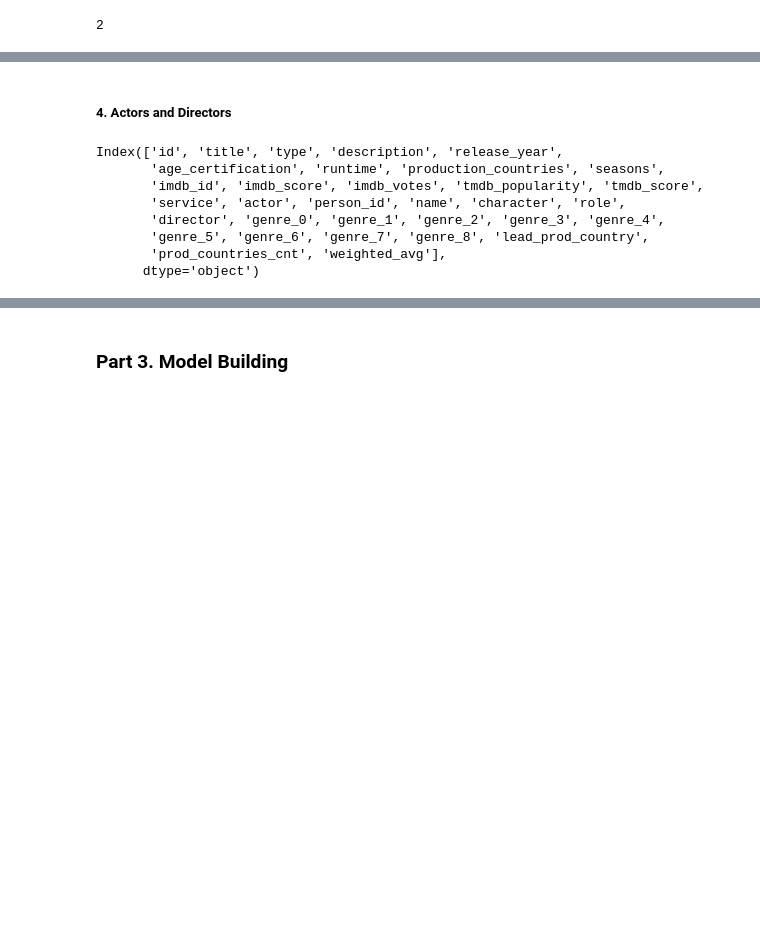
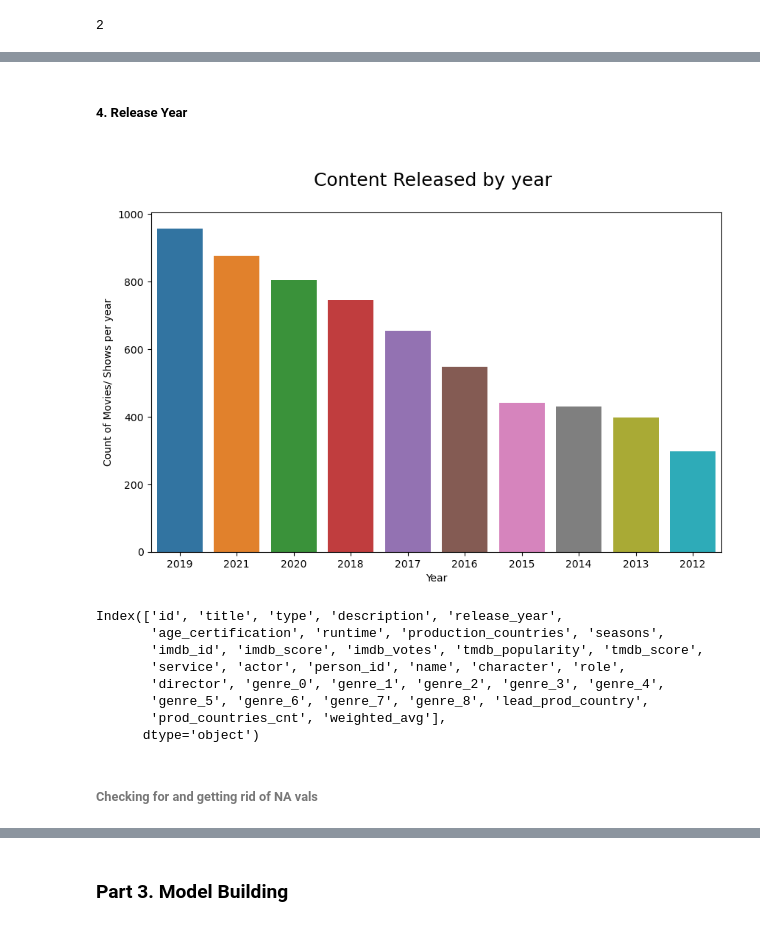
Before and after one commit to aprativ/Capstone-Project, a Jupyter notebook: movies.ipynb, the cells around one changed output, grey strips where cells are left out. Drawn from its saved outputs; the diff is of its cells as text; code cells hidden in the pictures; blank space fills up the shorter version.

```diff
--- a/movies.ipynb
+++ b/movies.ipynb
@@ -371,7 +359,18 @@ df.corr()
 | prod_countries_cnt | 0.062957 | 0.114632 | -0.049240 | 0.035537 | 0.067542 | 0.014033 | 0.020882 | ... |
 | weighted_avg | 0.039326 | -0.093569 | 0.252689 | 0.549098 | 0.574544 | 0.207499 | 0.401852 | ... |
 # %% [markdown]
-#####  4. Actors and Directors
+#####  4. Release Year
+# %%
+bp_df = pd.DataFrame(df.release_year.value_counts()).head(10)
+order = bp_df.index
+plt.figure(figsize=(10,6))
+plt.title('\nContent Released by year \n', fontsize=18)
+sns.countplot(x=df.release_year, order=order)
+plt.xlabel('Year')
+plt.ylabel('Count of Movies/ Shows per year')
+plt.show()
+# %% [output]
+[figure, added]
 # %%
 df.columns
 # %% [output]
@@ -383,3 +382,5 @@ Index(['id', 'title', 'type', 'description', 'release_year',
        'genre_5', 'genre_6', 'genre_7', 'genre_8', 'lead_prod_country',
        'prod_countries_cnt', 'weighted_avg'],
       dtype='object')
+# %% [markdown]
+###### Checking for and getting rid of NA vals
```
Also changed, not shown: parts of 21 cells of this notebook.
